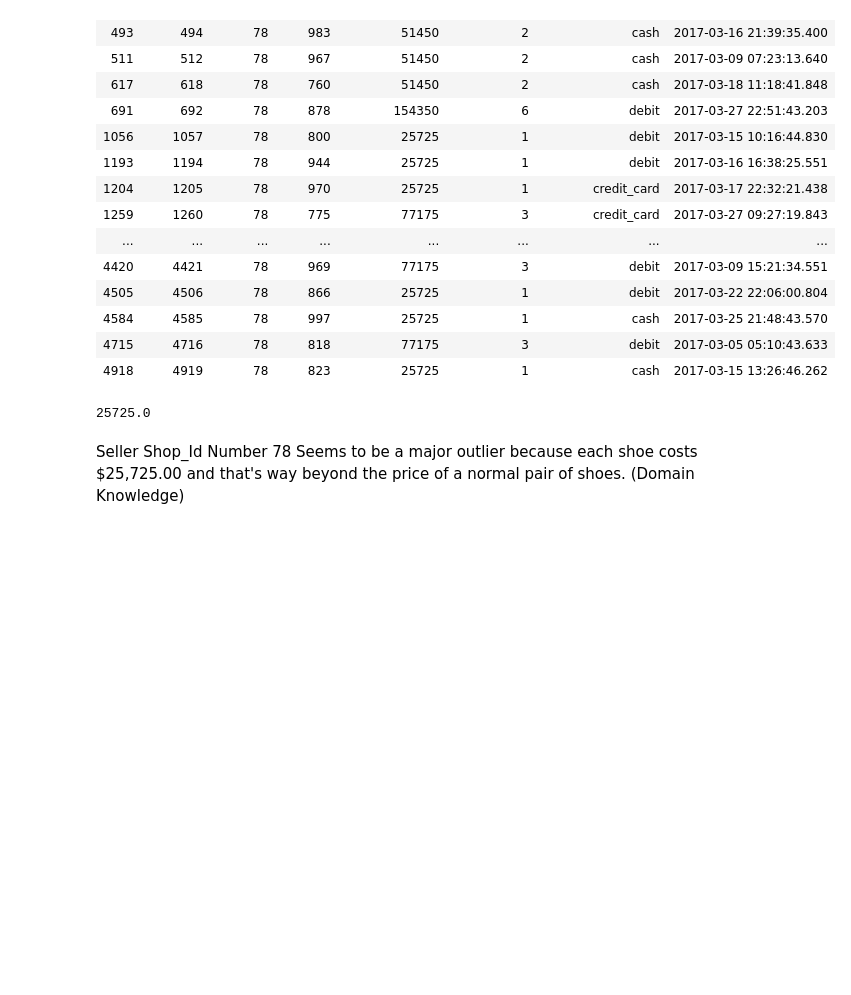
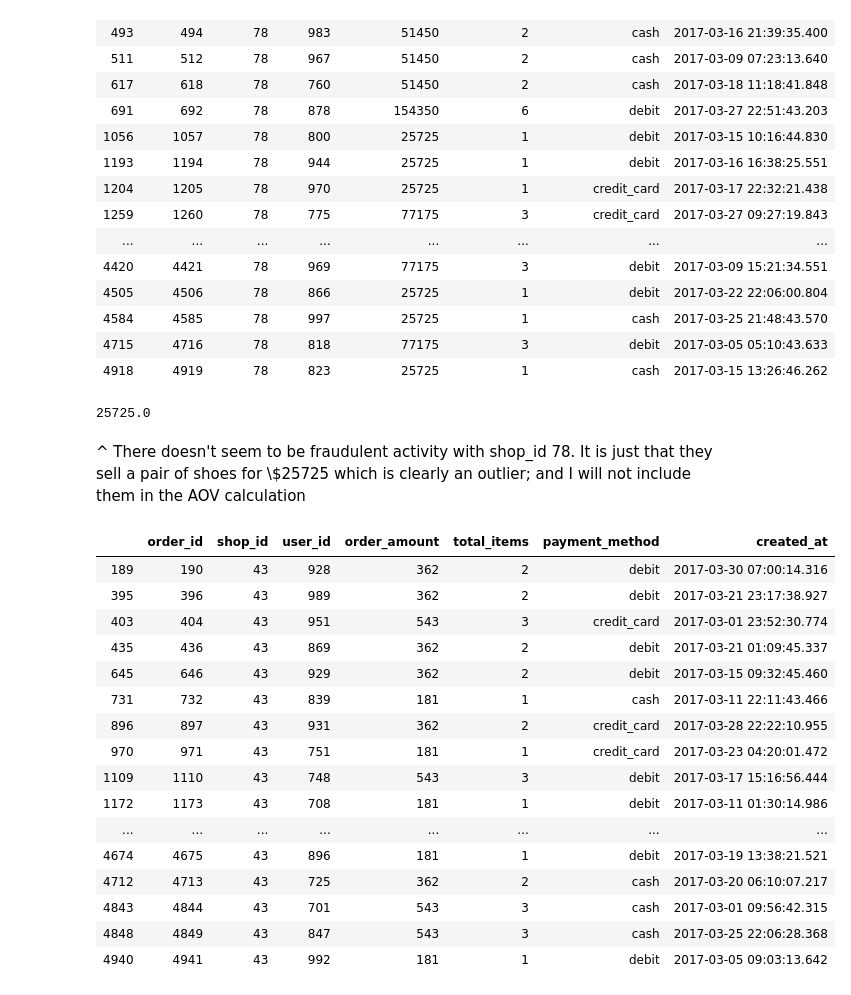
Before and after one commit to rmlevy1/ShopifyChallenge, a Jupyter notebook: EDA & Cleaning.ipynb, the cells around one changed output. Cells and saved outputs as stored; diff of their text form; code cells hidden in the pictures; blank space fills up the shorter version.

```diff
--- a/EDA & Cleaning.ipynb
+++ b/EDA & Cleaning.ipynb
@@ -171,5 +175,25 @@ sneaker_data.loc[sneaker_data.shop_id == 78]
 sneaker_data.loc[sneaker_data.shop_id == 78].order_amount.sum()/sneaker_data.loc[sneaker_data.shop_id == 78].total_items.sum()
 # %% [output]
 25725.0
-# %% [markdown]
-Seller Shop_Id Number 78 Seems to be a major outlier because each shoe costs $25,725.00 and that's way beyond the price of a normal pair of shoes. (Domain Knowledge)
+# %% [markdown]
+^ There doesn't seem to be fraudulent activity with shop_id 78. It is just that they sell a pair of shoes for \\$25725 which is clearly an outlier; and I will not include them in the AOV calculation
+# %%
+sneaker_data.loc[sneaker_data.shop_id == 43]
+# %% [output]
+|  | order_id | shop_id | user_id | order_amount | total_items | payment_method | created_at |
+| 189 | 190 | 43 | 928 | 362 | 2 | debit | 2017-03-30 07:00:14.316 |
+| 395 | 396 | 43 | 989 | 362 | 2 | debit | 2017-03-21 23:17:38.927 |
+| 403 | 404 | 43 | 951 | 543 | 3 | credit_card | 2017-03-01 23:52:30.774 |
+| 435 | 436 | 43 | 869 | 362 | 2 | debit | 2017-03-21 01:09:45.337 |
+| 645 | 646 | 43 | 929 | 362 | 2 | debit | 2017-03-15 09:32:45.460 |
+| 731 | 732 | 43 | 839 | 181 | 1 | cash | 2017-03-11 22:11:43.466 |
+| 896 | 897 | 43 | 931 | 362 | 2 | credit_card | 2017-03-28 22:22:10.955 |
+| 970 | 971 | 43 | 751 | 181 | 1 | credit_card | 2017-03-23 04:20:01.472 |
+| 1109 | 1110 | 43 | 748 | 543 | 3 | debit | 2017-03-17 15:16:56.444 |
+| 1172 | 1173 | 43 | 708 | 181 | 1 | debit | 2017-03-11 01:30:14.986 |
+| ... | ... | ... | ... | ... | ... | ... | ... |
+| 4674 | 4675 | 43 | 896 | 181 | 1 | debit | 2017-03-19 13:38:21.521 |
+| 4712 | 4713 | 43 | 725 | 362 | 2 | cash | 2017-03-20 06:10:07.217 |
+| 4843 | 4844 | 43 | 701 | 543 | 3 | cash | 2017-03-01 09:56:42.315 |
+| 4848 | 4849 | 43 | 847 | 543 | 3 | cash | 2017-03-25 22:06:28.368 |
+| 4940 | 4941 | 43 | 992 | 181 | 1 | debit | 2017-03-05 09:03:13.642 |
```
Also changed, not shown: parts of 24 cells of this notebook, 1 other file.
